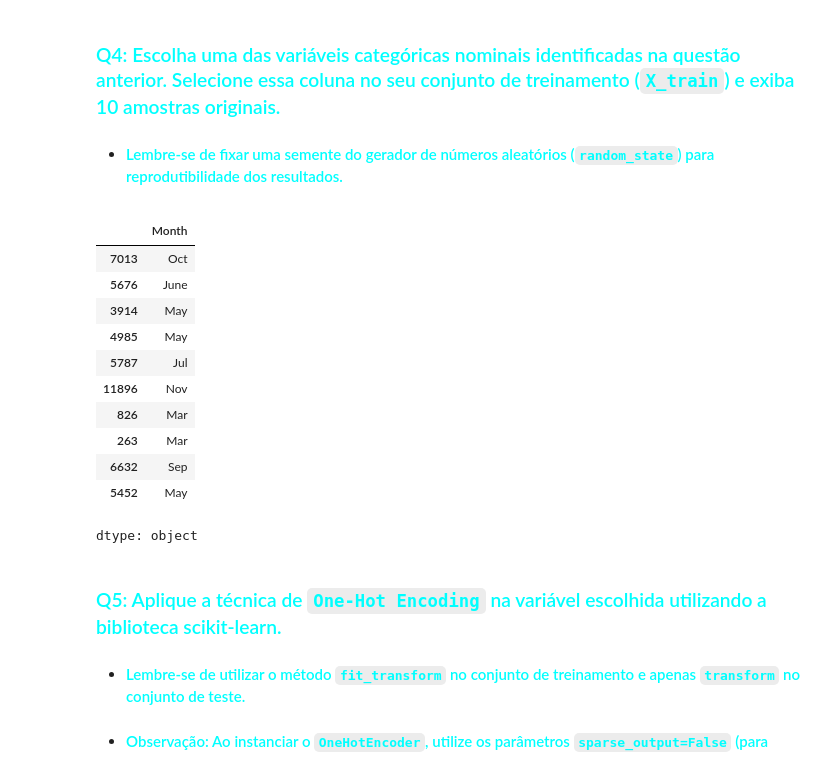
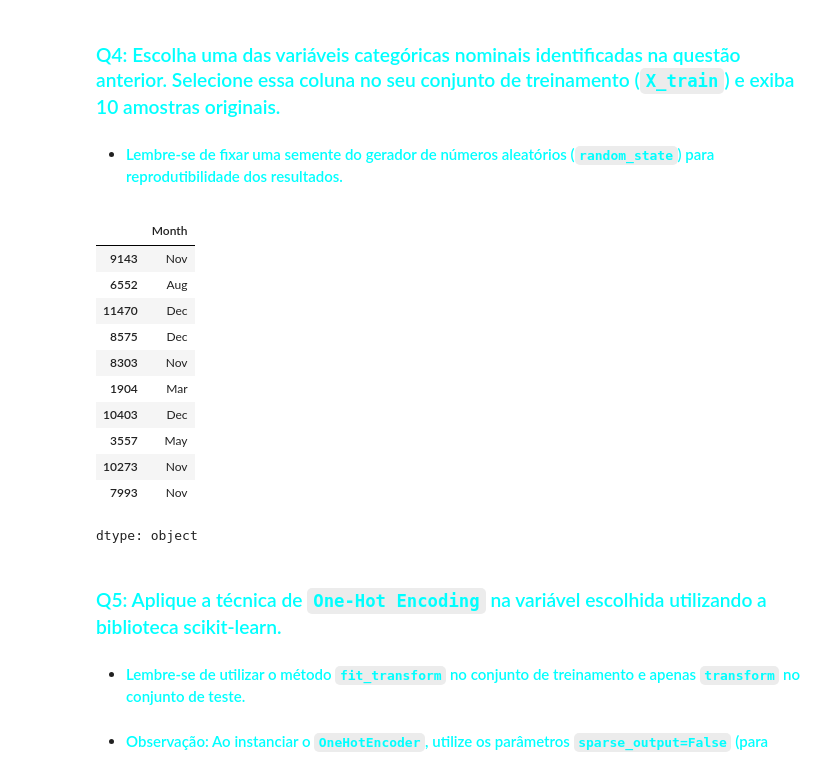
Before and after one commit to jaumg2004/Academia-Digital, a Jupyter notebook: lab/C24_2026_1_LL_Atividade_04_MMMM.ipynb, the cells around one changed output. Cells and saved outputs as stored; diff of their text form; code cells hidden in the pictures.

```diff
--- a/lab/C24_2026_1_LL_Atividade_04_MMMM.ipynb
+++ b/lab/C24_2026_1_LL_Atividade_04_MMMM.ipynb
@@ -80,7 +82,7 @@ df.head()
 ### <font color='cyan'>Q2: Utilizando a função `train_test_split` biblioteca `scikit-learn`, divida as variáveis independentes (`X`) e a variável alvo (`y`) em conjuntos de treinamento (80%) e teste (20%).</font>
 - #### <font color='cyan'> Lembre-se de fixar uma semente do gerador de números aleatórios (`random_state`) para reprodutibilidade dos resultados.</font>
 # %%
-X_train, X_test, y_train, y_test = train_test_split(_X_uci, _y_uci, test_size=0.3, random_state=1)
+X_train, X_test, y_train, y_test = train_test_split(_X_uci, _y_uci, test_size=0.2, random_state=1)
 # %% [markdown]
 ## <font color='green'>**3.2 Codificação de Atributos Categóricos**</font>
 # %% [markdown]
@@ -97,20 +98,19 @@ dtype: int64
 ### <font color='cyan'>Q4: Escolha uma das variáveis categóricas nominais identificadas na questão anterior. Selecione essa coluna no seu conjunto de treinamento (`X_train`) e exiba 10 amostras originais.</font>
 - #### <font color='cyan'> Lembre-se de fixar uma semente do gerador de números aleatórios (`random_state`) para reprodutibilidade dos resultados.</font>
 # %%
-X_train_month = X_train.iloc[:, 10].sample(10, random_state=42)
-X_train_month
+X_train['Month'].sample(10, random_state=1)
 # %% [output]
 |  | Month |
-| 7013 | Oct |
-| 5676 | June |
-| 3914 | May |
-| 4985 | May |
-| 5787 | Jul |
-| 11896 | Nov |
-| 826 | Mar |
-| 263 | Mar |
-| 6632 | Sep |
-| 5452 | May |
+| 9143 | Nov |
+| 6552 | Aug |
+| 11470 | Dec |
+| 8575 | Dec |
+| 8303 | Nov |
+| 1904 | Mar |
+| 10403 | Dec |
+| 3557 | May |
+| 10273 | Nov |
+| 7993 | Nov |
 dtype: object
 # %% [markdown]
 ### <font color='cyan'>Q5: Aplique a técnica de `One-Hot Encoding` na variável escolhida utilizando a biblioteca scikit-learn.</font>
```
Also changed, not shown: parts of 22 cells of this notebook.
